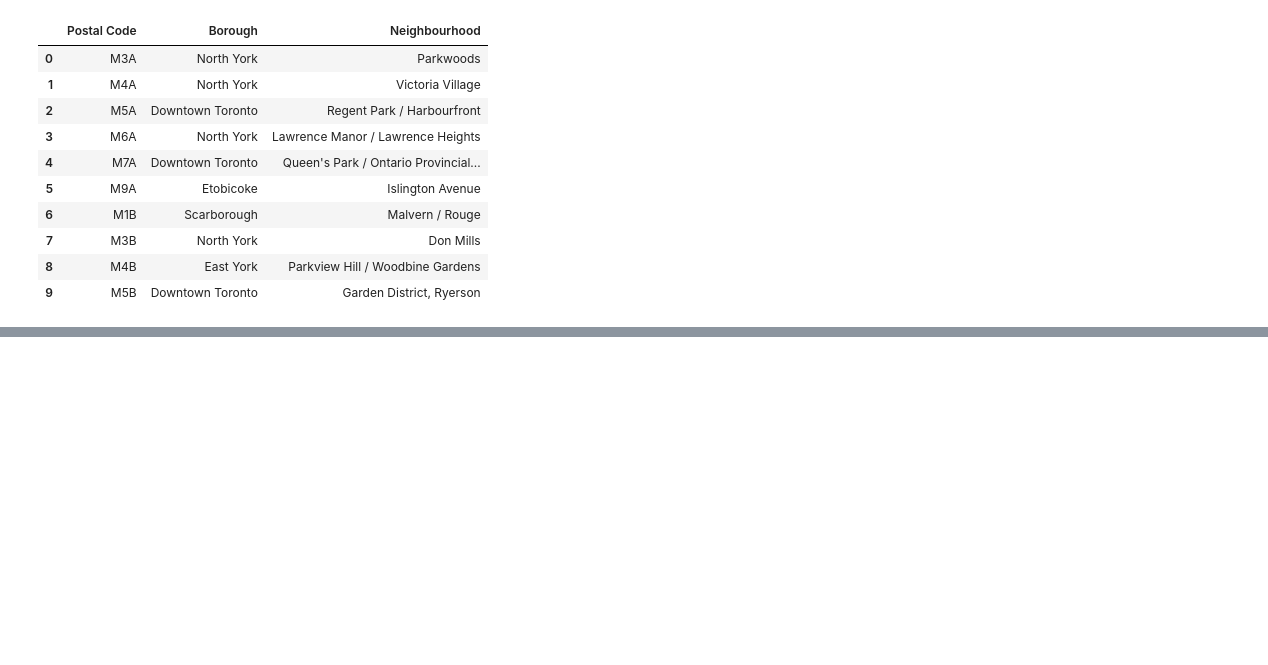
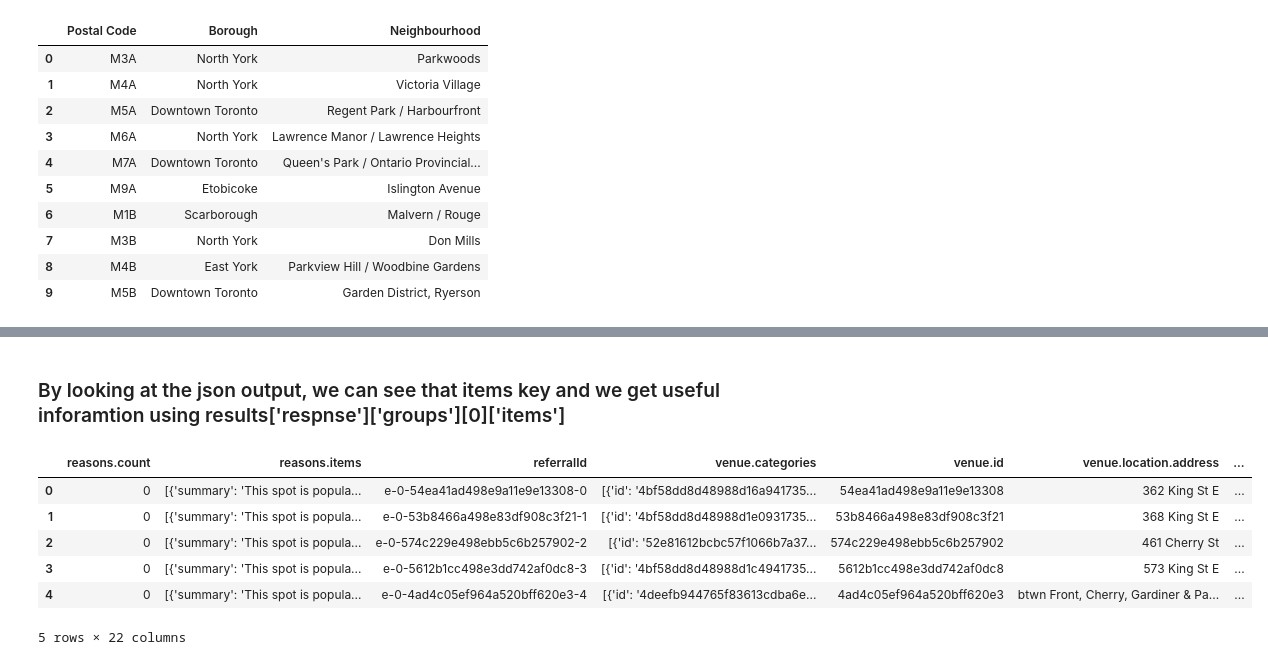
Before and after one commit to prasha99/Python-Coursera-Capstone, a Jupyter notebook: Segmenting and Clustering Capstone_Part1.ipynb, the cells around one changed output, grey strips where cells are left out. Cells and saved outputs as stored; diff of their text form; code cells hidden in the pictures; blank space fills up the shorter version.

```diff
--- a/Segmenting and Clustering Capstone_Part1.ipynb
+++ b/Segmenting and Clustering Capstone_Part1.ipynb
@@ -133,0 +239,4 @@ Shape of final data is:  (103, 3)
+# %%
+downtown_toronto = df[df['Borough'] == 'Downtown Toronto'].reset_index(drop=True)
+print(downtown_toronto.shape)
+downtown_toronto.head()
@@ -133,0 +285,20 @@ Shape of final data is:  (103, 3)
+# %%
+#definig the latitude and longitude using above dataframe
+lat = downtown_toronto.loc[0, 'Latitude'] # neighborhood latitude value
+lon = downtown_toronto.loc[0, 'Longitude'] # neighborhood longitude value
+
+neighborhood_name = downtown_toronto.loc[0, 'Neighbourhood'] # neighborhood name
+print('Latitude and longitude values of {} are {}, {}.'.format(neighborhood_name, lat, lon))
+
+CLIENT_ID = 'Q0DLPFSUOVIJZH4JDQ2JTRXT4ZUAXFSARHAQDGZ4C1VFOA2I' # your Foursquare ID
+CLIENT_SECRET = 'I4MNQ1BZEZOQNT21T11GRIINKBYEBICZAYFXHP0XJ1BFNXKV' # your Foursquare Secret
+VERSION = '20180605' # Foursquare API version
+
+LIMIT = 100
+radius =1000
+url = 'https://api.foursquare.com/v2/venues/explore?&client_id={}&client_secret={}&v={}&ll={},{}&radius={}&limit={}'.format(
+    CLIENT_ID, CLIENT_SECRET, VERSION, lat,lon, radius, LIMIT)
+
+# gettig the venues data form Forsquare API in json format
+results = requests.get(url).json()
+results
@@ -133,0 +324,14 @@ Shape of final data is:  (103, 3)
+# %% [markdown]
+### By looking at the json output, we can see that items key and we get useful inforamtion using results['respnse']['groups'][0]['items']
+# %%
+venues = results['response']['groups'][0]['items']
+venues_df = json_normalize(venues) # flatten JSON
+venues_df.head()
+# %% [output]
+|  | reasons.count | reasons.items | referralId | venue.categories | venue.id | venue.location.address | ... |
+| 0 | 0 | [{'summary': 'This spot is popula... | e-0-54ea41ad498e9a11e9e13308-0 | [{'id': '4bf58dd8d48988d16a941735... | 54ea41ad498e9a11e9e13308 | 362 King St E | ... |
+| 1 | 0 | [{'summary': 'This spot is popula... | e-0-53b8466a498e83df908c3f21-1 | [{'id': '4bf58dd8d48988d1e0931735... | 53b8466a498e83df908c3f21 | 368 King St E | ... |
+| 2 | 0 | [{'summary': 'This spot is popula... | e-0-574c229e498ebb5c6b257902-2 | [{'id': '52e81612bcbc57f1066b7a37... | 574c229e498ebb5c6b257902 | 461 Cherry St | ... |
+| 3 | 0 | [{'summary': 'This spot is popula... | e-0-5612b1cc498e3dd742af0dc8-3 | [{'id': '4bf58dd8d48988d1c4941735... | 5612b1cc498e3dd742af0dc8 | 573 King St E | ... |
+| 4 | 0 | [{'summary': 'This spot is popula... | e-0-4ad4c05ef964a520bff620e3-4 | [{'id': '4deefb944765f83613cdba6e... | 4ad4c05ef964a520bff620e3 | btwn Front, Cherry, Gardiner & Pa... | ... |
+5 rows × 22 columns
```
Also changed, not shown: parts of 29 cells of this notebook.
